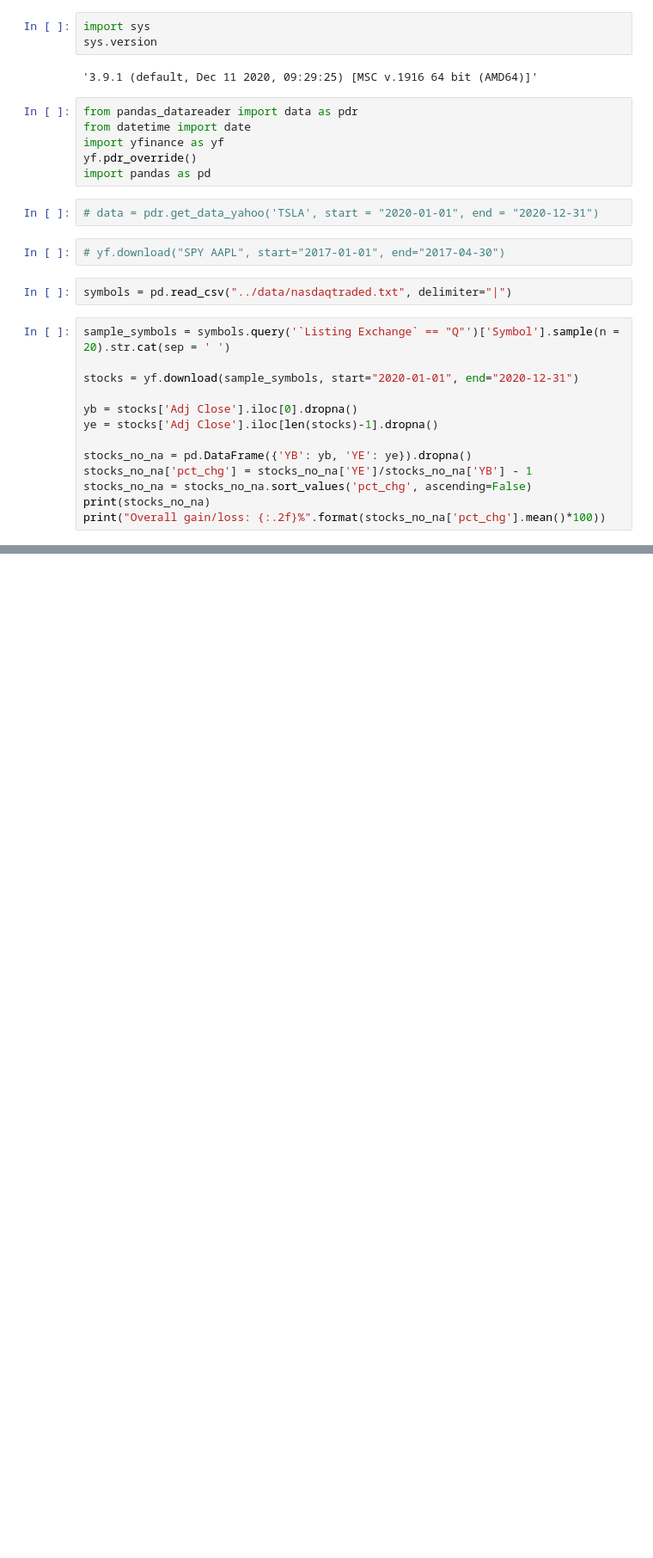
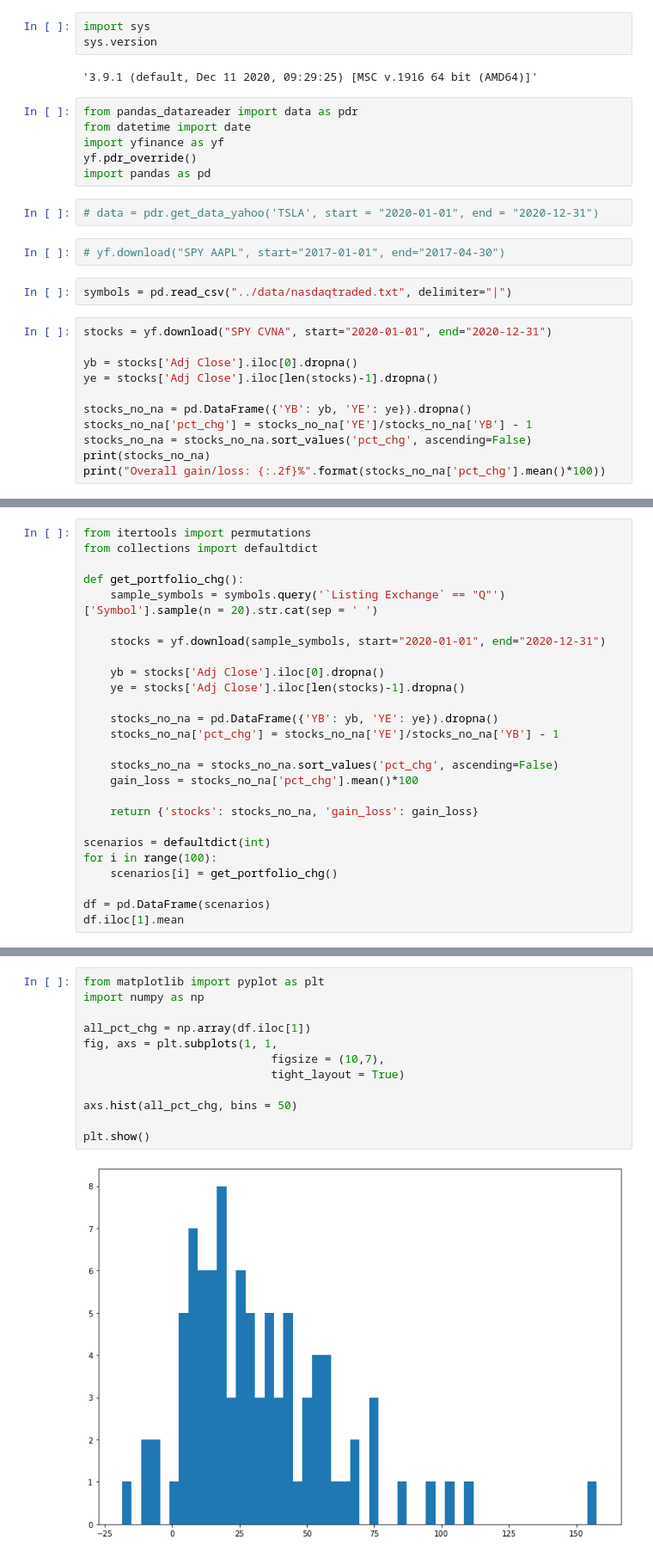
Before and after one commit to meihkv/Stock-Analyzer, a Jupyter notebook: notebooks/Random test.ipynb, the cells around one changed output, grey strips where cells are left out. Shown at 86% size. Drawn from its saved outputs; the diff is of its cells as text; blank space fills up the shorter version.

Commit message:
add plots

```diff
--- a/notebooks/Random test.ipynb
+++ b/notebooks/Random test.ipynb
@@ -16,9 +16,7 @@ import pandas as pd
 # %%
 symbols = pd.read_csv("../data/nasdaqtraded.txt", delimiter="|")
 # %%
-sample_symbols = symbols.query('`Listing Exchange` == "Q"')['Symbol'].sample(n = 20).str.cat(sep = ' ')
-
-stocks = yf.download(sample_symbols, start="2020-01-01", end="2020-12-31")
+stocks = yf.download("SPY CVNA", start="2020-01-01", end="2020-12-31")
 
 yb = stocks['Adj Close'].iloc[0].dropna()
 ye = stocks['Adj Close'].iloc[len(stocks)-1].dropna()
@@ -48,0 +35,26 @@ Overall gain/loss: 277.60%
+# %%
+from itertools import permutations
+from collections import defaultdict
+
+def get_portfolio_chg():
+    sample_symbols = symbols.query('`Listing Exchange` == "Q"')['Symbol'].sample(n = 20).str.cat(sep = ' ')
+
+    stocks = yf.download(sample_symbols, start="2020-01-01", end="2020-12-31")
+
+    yb = stocks['Adj Close'].iloc[0].dropna()
+    ye = stocks['Adj Close'].iloc[len(stocks)-1].dropna()
+
+    stocks_no_na = pd.DataFrame({'YB': yb, 'YE': ye}).dropna()
+    stocks_no_na['pct_chg'] = stocks_no_na['YE']/stocks_no_na['YB'] - 1
+
+    stocks_no_na = stocks_no_na.sort_values('pct_chg', ascending=False)
+    gain_loss = stocks_no_na['pct_chg'].mean()*100
+
+    return {'stocks': stocks_no_na, 'gain_loss': gain_loss}
+
+scenarios = defaultdict(int)
+for i in range(100):
+    scenarios[i] = get_portfolio_chg()
+
+df = pd.DataFrame(scenarios)
+df.iloc[1].mean
@@ -48,0 +79,14 @@ Overall gain/loss: 277.60%
+# %%
+from matplotlib import pyplot as plt
+import numpy as np
+
+all_pct_chg = np.array(df.iloc[1])
+fig, axs = plt.subplots(1, 1,
+                            figsize = (10,7),
+                            tight_layout = True)
+
+axs.hist(all_pct_chg, bins = 50)
+
+plt.show()
+# %% [output]
+[figure, added]
```
Also changed, not shown: parts of 2 cells of this notebook.
